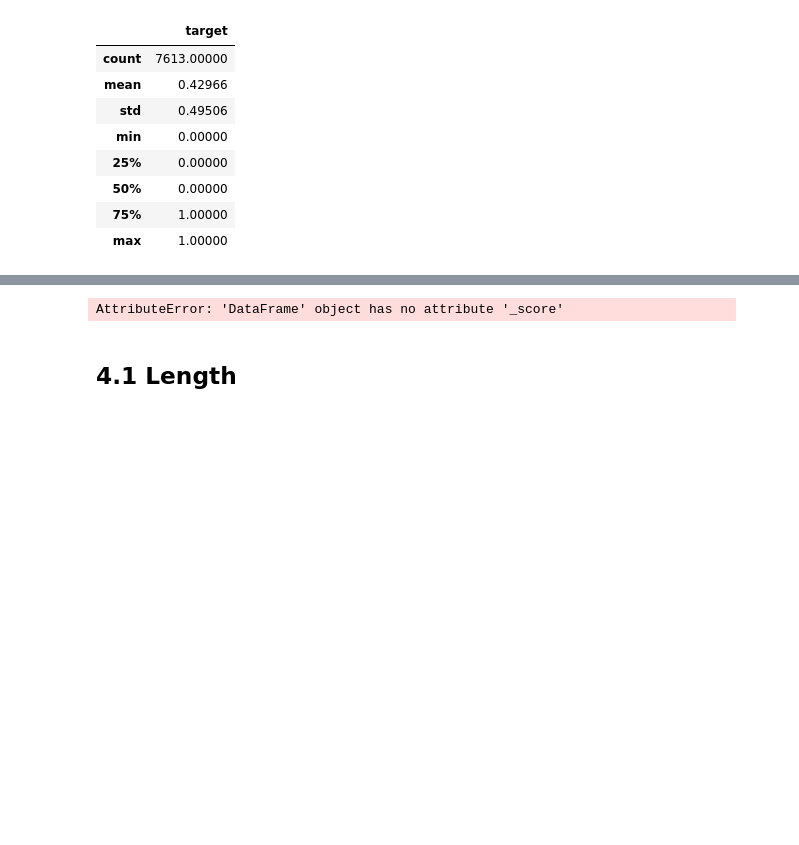
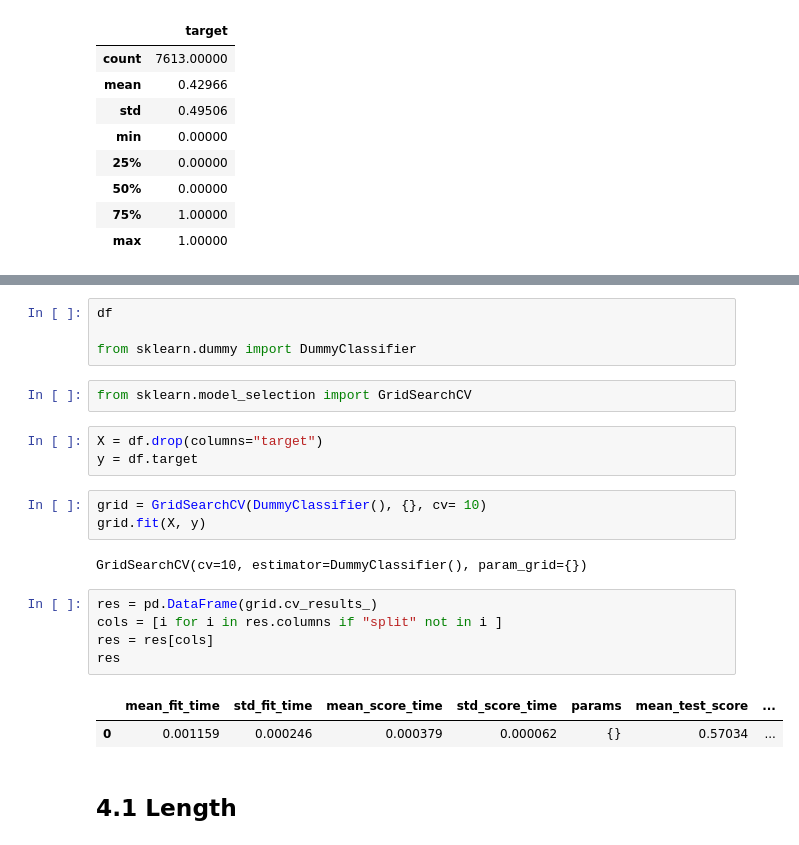
Before and after one commit to AlexandreGazagnes/ocr-donnees-textuelles, a Jupyter notebook: 00 text analysyis.ipynb, the cells around one changed output, grey strips where cells are left out. Cells and saved outputs as stored; diff of their text form; blank space fills up the shorter version.

```diff
--- a/00 text analysyis.ipynb
+++ b/00 text analysyis.ipynb
@@ -276,6 +276,25 @@ df.target.value_counts().plot(kind="pie")
+# %%
+df
+
+from sklearn.dummy import DummyClassifier
+# %%
+from sklearn.model_selection import GridSearchCV
+# %%
+X = df.drop(columns="target")
+y = df.target
+# %%
+grid = GridSearchCV(DummyClassifier(), {}, cv= 10)
+grid.fit(X, y)
+# %% [output]
+GridSearchCV(cv=10, estimator=DummyClassifier(), param_grid={})
 # %%
+res = pd.DataFrame(grid.cv_results_)
+cols = [i for i in res.columns if "split" not in i ]
+res = res[cols]
+res
 # %% [output]
-AttributeError: 'DataFrame' object has no attribute '_score'
+|  | mean_fit_time | std_fit_time | mean_score_time | std_score_time | params | mean_test_score | ... |
+| 0 | 0.001159 | 0.000246 | 0.000379 | 0.000062 | {} | 0.57034 | ... |
 # %% [markdown]
 ## 4.1 Length
 # %%
```
Also changed, not shown: parts of 12 cells of this notebook, 1 other file.
